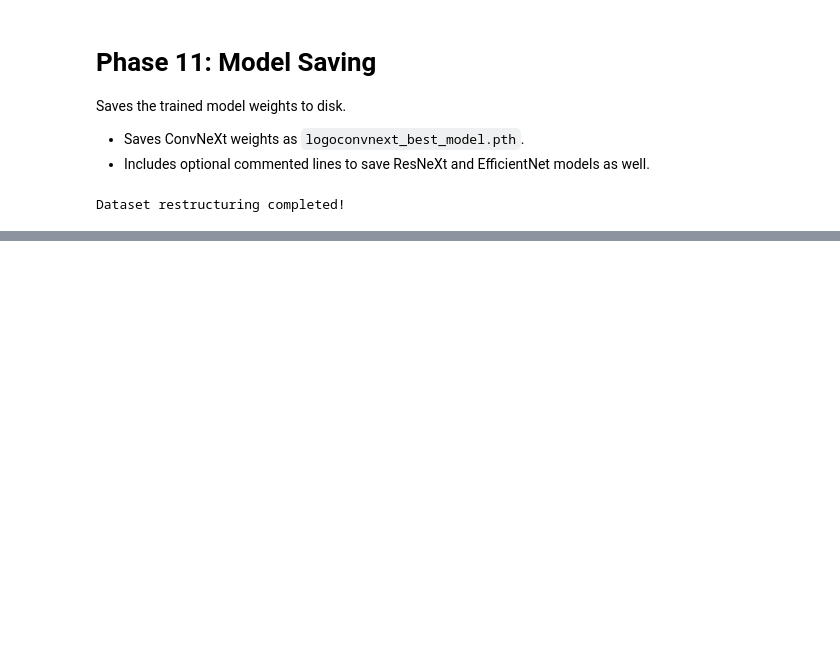
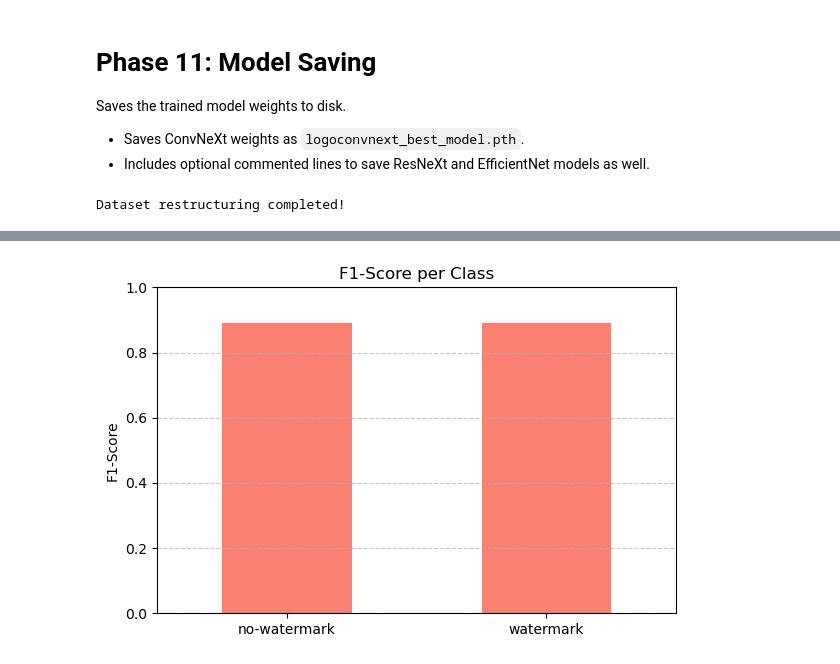
Before and after one commit to Naresh-19/Watermark-Detection-System, a Jupyter notebook: notebooks/model.ipynb, the cells around one changed output, grey strips where cells are left out. Saved outputs shown, nothing was run; the diff lists cells and outputs as text; code cells hidden in the pictures; blank space fills up the shorter version.

```diff
--- a/notebooks/model.ipynb
+++ b/notebooks/model.ipynb
@@ -490,0 +627,13 @@ Dataset restructuring completed!
+# %%
+# F1-Score per class
+plt.figure(figsize=(6, 4))
+report_df.loc[class_names, "f1-score"].plot(kind='bar', color='salmon')
+plt.title("F1-Score per Class")
+plt.ylabel("F1-Score")
+plt.ylim(0, 1)
+plt.grid(True, axis='y', linestyle='--', alpha=0.7)
+plt.xticks(rotation=0)
+plt.tight_layout()
+plt.show()
+# %% [output]
+[figure, added]
```
Also changed, not shown: parts of 8 cells of this notebook, 1 other file.
